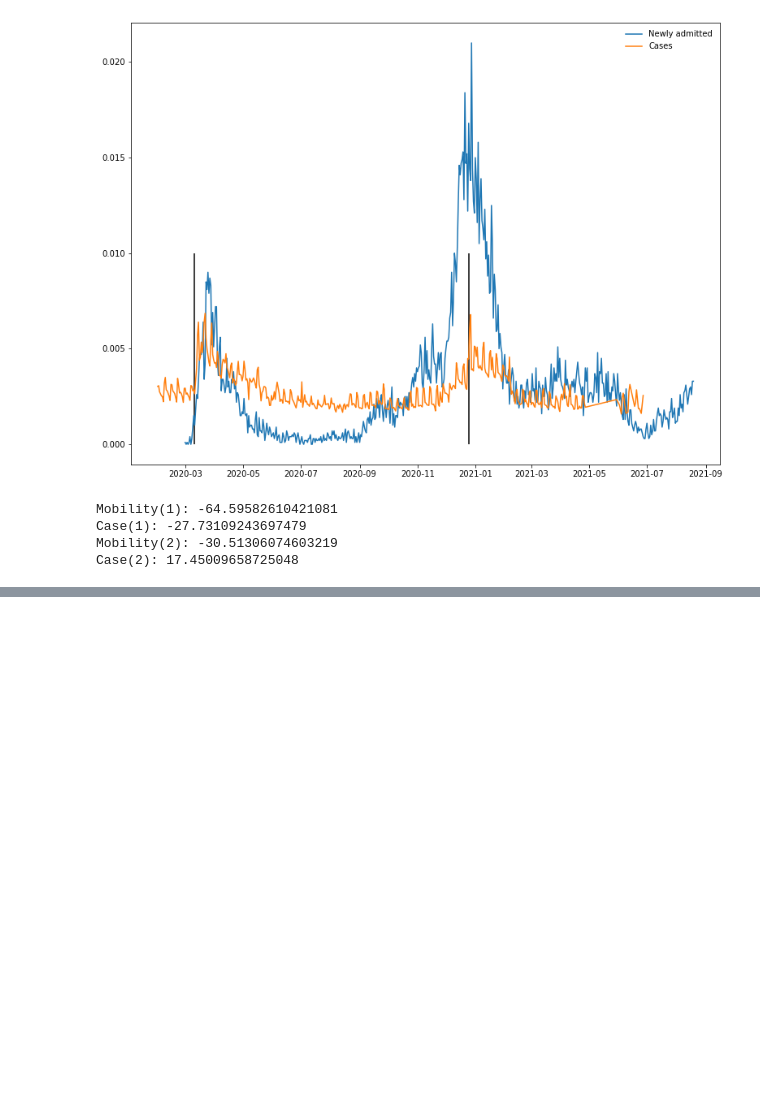
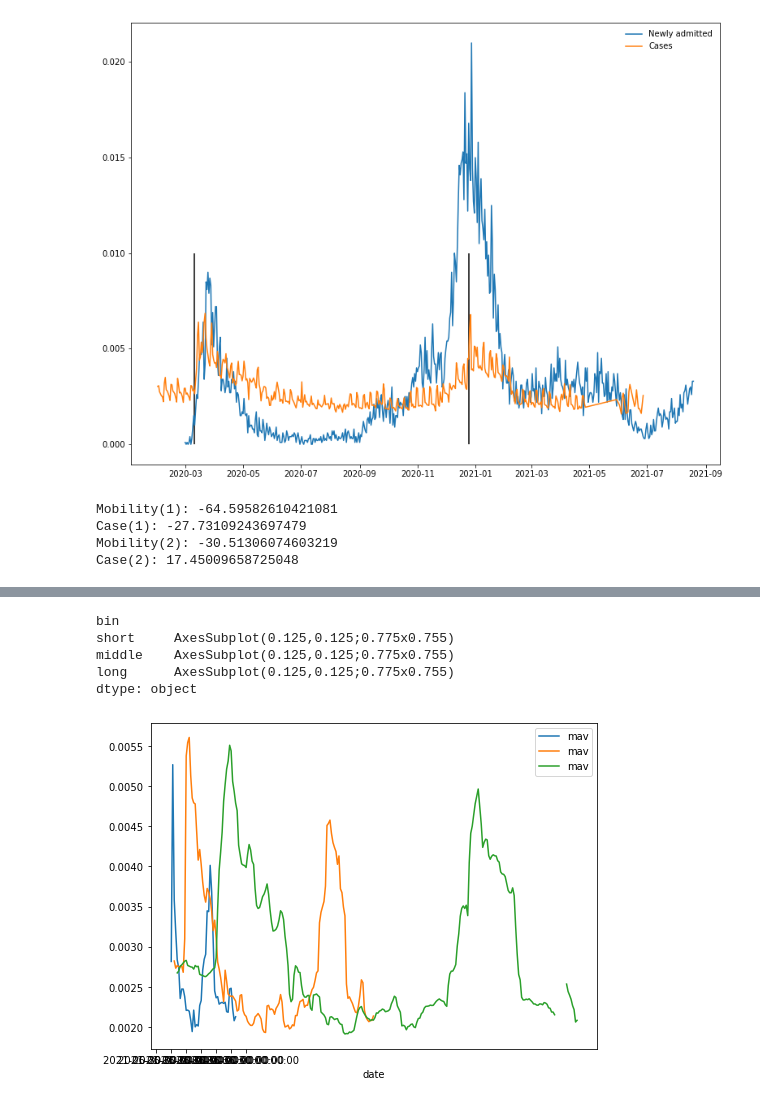
Before and after one commit to DanielAndreasen/covid-datathon21-mobility, a Jupyter notebook: notebooks/data_import-2.ipynb, the cells around one changed output, grey strips where cells are left out. Saved outputs shown, nothing was run; the diff lists cells and outputs as text; code cells hidden in the pictures; blank space fills up the shorter version.

```diff
--- a/notebooks/data_import-2.ipynb
+++ b/notebooks/data_import-2.ipynb
@@ -169,0 +155,4 @@ Case(2): 17.45009658725048
+# %%
+r_nb = np.random.uniform(10,500,516)
+# %%
+df2 = pd.DataFrame({"date":day,"dist":dist, "length":r_nb, "bin":pd.cut(r_nb, bins=(10,50,200,500), labels=["short", "middle", "long"])})
@@ -169,0 +168,4 @@ Case(2): 17.45009658725048
+# %%
+mav = df2["dist"].rolling(window=7).mean()
+# %%
+df2["mav"] = mav
@@ -169,0 +188,10 @@ Case(2): 17.45009658725048
+# %%
+fig, ax = plt.subplots(figsize=(8,6))
+df2.groupby("bin").plot("date","mav", ax=ax)
+# %% [output]
+bin
+short     AxesSubplot(0.125,0.125;0.775x0.755)
+middle    AxesSubplot(0.125,0.125;0.775x0.755)
+long      AxesSubplot(0.125,0.125;0.775x0.755)
+dtype: object
+[figure, added]
```
Also changed, not shown: parts of 9 cells of this notebook.
